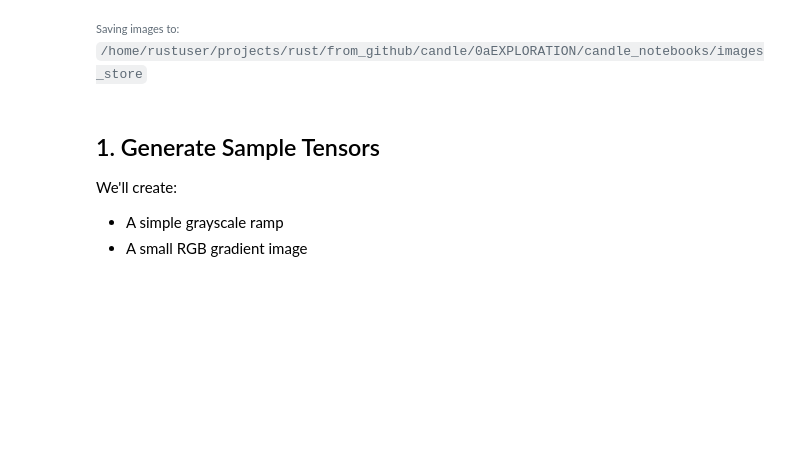
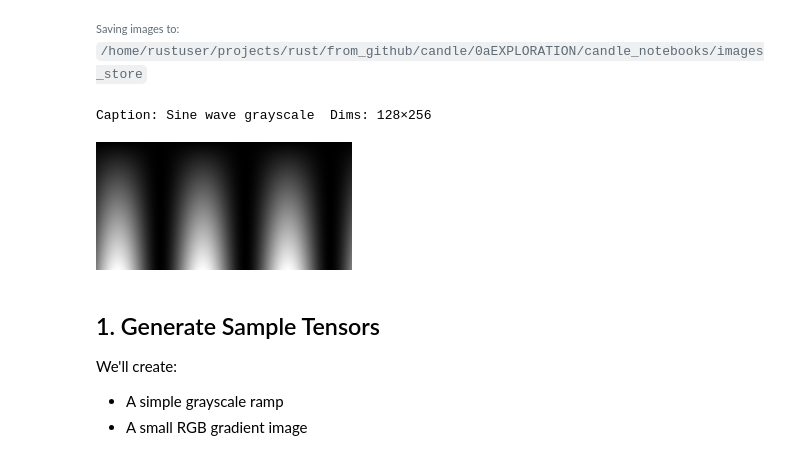
Before and after one commit to springyworks/candlekos, a Jupyter notebook: 0aEXPLORATION/candle_notebooks/consolidated_helpers_egui.ipynb, the cells around one changed output. Cells and saved outputs as stored; diff of their text form; code cells hidden in the pictures; blank space fills up the shorter version.

```diff
--- a/0aEXPLORATION/candle_notebooks/consolidated_helpers_egui.ipynb
+++ b/0aEXPLORATION/candle_notebooks/consolidated_helpers_egui.ipynb
@@ -34,6 +33,22 @@ println!("Image store directory: images_store");
 # %% [output]
 Image store directory: images_store
 Saving images to: /home/rustuser/projects/rust/from_github/candle/0aEXPLORATION/candle_notebooks/images_store
+# %%
+// Cell 4 - Analytical image: Sine wave grayscale
+let w = 256; let h = 128;
+let mut data = Vec::with_capacity(w*h);
+for y in 0..h {
+    for x in 0..w {
+        let fx = x as f32 / (w as f32 - 1.0);
+        let val = ((fx * std::f32::consts::TAU * 3.0).sin() * 0.5 + 0.5) * (y as f32 / h as f32);
+        data.push(val);
+    }
+}
+let img = Tensor::from_vec(data, (h, w), &Device::Cpu).unwrap();
+nb::show_tensor_gray_captioned(&img, Some("Sine wave grayscale"), Some("sin(3x) modulated by y"), None).unwrap();
+# %% [output]
+Caption: Sine wave grayscale  Dims: 128×256
+[figure, added]
 # %% [markdown]
 ## 1. Generate Sample Tensors
 We'll create:
```
Also changed, not shown: parts of 11 cells of this notebook, 46 other files.
